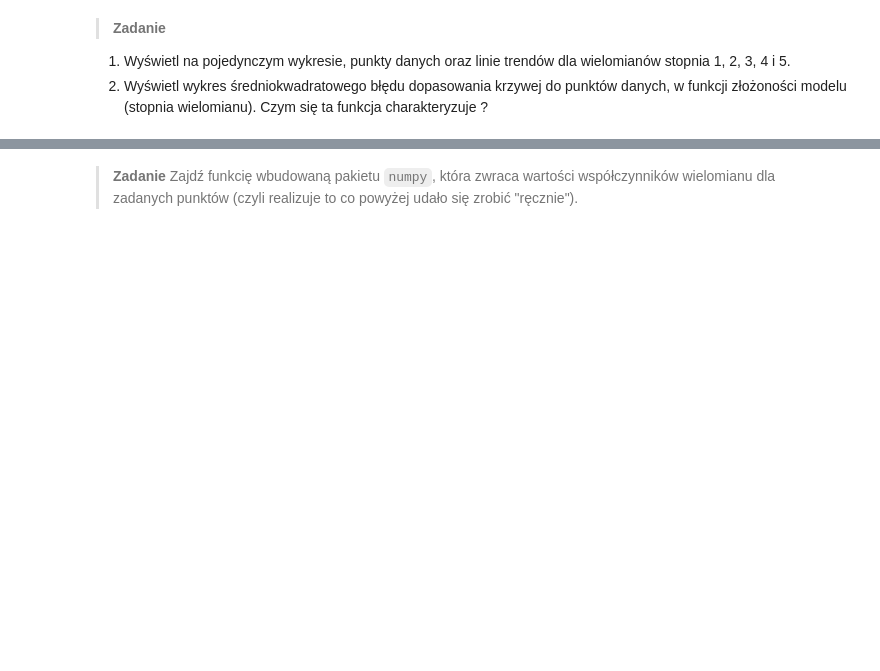
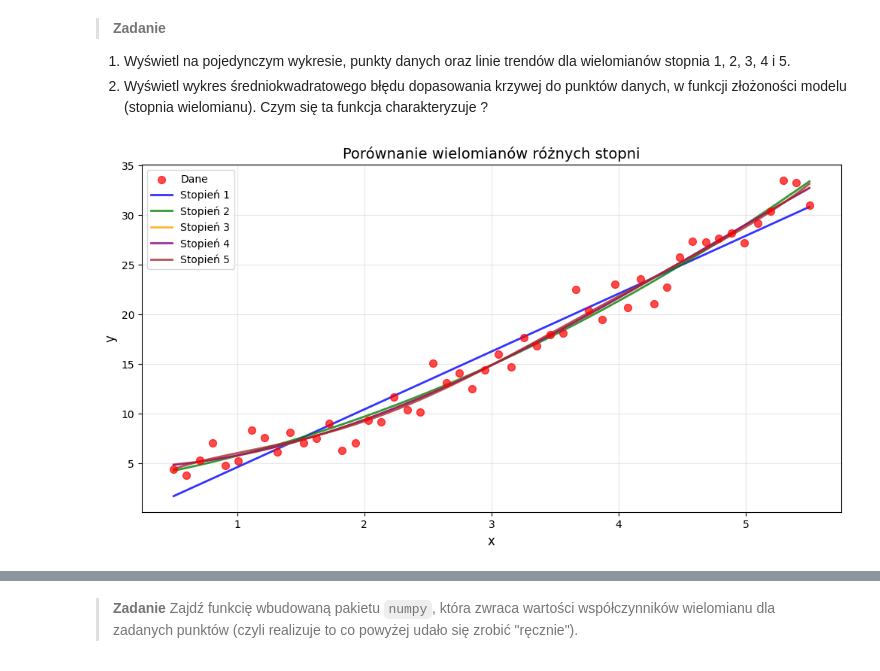
Before and after one commit to Hadidomena/Data-exploration-methods, a Jupyter notebook: MED 3 - Regresja wielomianowa.ipynb, the cells around one changed output, grey strips where cells are left out. Cells and saved outputs as stored; diff of their text form; code cells hidden in the pictures; blank space fills up the shorter version.

```diff
--- a/MED 3 - Regresja wielomianowa.ipynb
+++ b/MED 3 - Regresja wielomianowa.ipynb
@@ -387,4 +444,21 @@ plt.scatter(df.x, df.y, color='red')
 # %% [markdown]
 > **Zadanie** Napisz funkcję, która utworzy nam macierz $X$. Macierz $X$ powinna składać się z wektora jednostkowego oraz wektorów zawierających poszczególne potęgi zebranych argumentów (opis we wprowadzeniu). Funkcja ta może tworzyć macierz wykorzystując jako parametr wejściowy stopień wielomianu, którym będziemy chcieli dokonywać aproksymacji.
+# %%
+def create_polynomial_matrix(x, degree):
+    """Tworzy macierz X dla regresji wielomianowej."""
+    x = np.array(x).flatten()
+    return np.column_stack([x**i for i in range(degree + 1)])
 # %% [markdown]
 > **Zadanie** Przy pomocy funkcji pakietu _numpy_ wyliczającej pseudoinwersję _np.linalg.pinv()_ oraz mnożenia macierzy _np.dot()_ wylicz parametry modelu dla zbioru uczącego.
+# %%
+def find_parameters(degree, X):
+    Y = df.y.values.reshape(-1, 1)
+    X_pinv = np.linalg.pinv(X)
+    w = np.dot(X_pinv, Y)
+    return w
+
+X = create_polynomial_matrix(df.x, 2)
+print(f"\nParametry modelu dla wielomianu stopnia {2} i macierzy\n{X}")
+w = find_parameters(2,X)
+print(f"w = {w}")
+print(f"\nModel: y = {w[0,0]:.4f} + {w[1,0]:.4f}*x + {w[2,0]:.4f}*x^2")
@@ -392,3 +484,29 @@ plt.scatter(df.x, df.y, color='red')
 > **Zadanie**
 1. Wyświetl na pojedynczym wykresie, punkty danych oraz linie trendów dla wielomianów stopnia 1, 2, 3, 4 i 5.
 2. Wyświetl wykres średniokwadratowego błędu dopasowania krzywej do punktów danych, w funkcji złożoności modelu (stopnia wielomianu). Czym się ta funkcja charakteryzuje ?
+# %%
+# Zadanie 1: Wizualizacja wielomianów różnych stopni
+%matplotlib inline
+plt.figure(figsize=(12, 6))
+plt.scatter(df.x, df.y, color='red', s=50, alpha=0.7, label='Dane', zorder=5)
+x_smooth = np.linspace(df.x.min(), df.x.max(), 300)
+colors = ['blue', 'green', 'orange', 'purple', 'brown']
+degrees = [1, 2, 3, 4, 5]
+for degree, color in zip(degrees, colors):
+    X = create_polynomial_matrix(df.x, degree)
+    Y = df.y.values.reshape(-1, 1)
+    X_pinv = np.linalg.pinv(X)
+    w = np.dot(X_pinv, Y)
+    X_smooth = create_polynomial_matrix(x_smooth, degree)
+    y_smooth = np.dot(X_smooth, w)
+    plt.plot(x_smooth, y_smooth, color=color, linewidth=2,
+             label=f'Stopień {degree}', alpha=0.8)
+
+plt.xlabel('x', fontsize=12)
+plt.ylabel('y', fontsize=12)
+plt.title('Porównanie wielomianów różnych stopni', fontsize=14)
+plt.legend(loc='best')
+plt.grid(True, alpha=0.3)
+plt.show()
+# %% [output]
+[figure, added]
```
Also changed, not shown: parts of 15 cells of this notebook.
